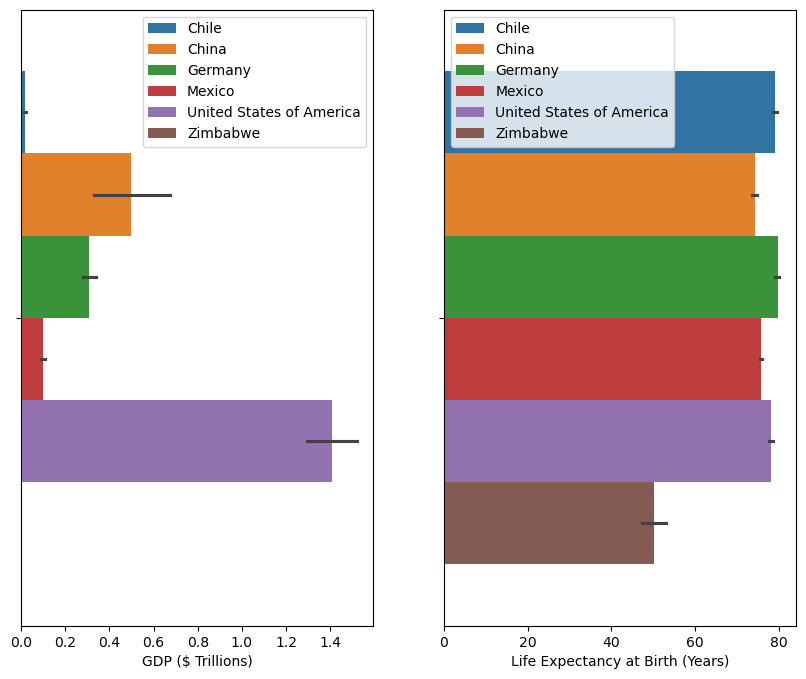
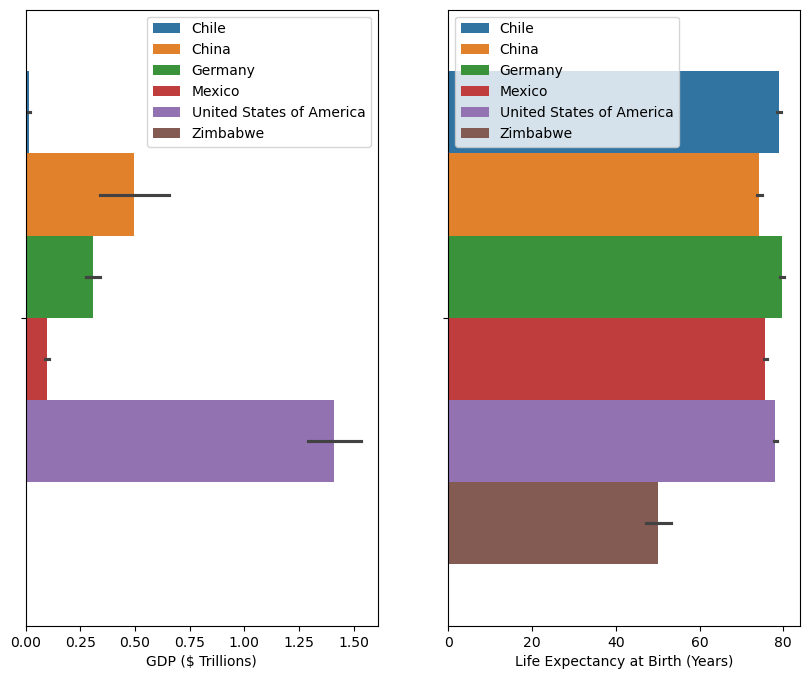
The notebook cell's code change between the first figure and the second:
--- before
+++ after
@@ -18,4 +18,7 @@
 plt.xlabel('Life Expectancy at Birth (Years)')
 
+
+plt.savefig('gpd_and_leb_by_country.png')
+
 plt.show()
 plt.close('all')

Commit: Generated Images